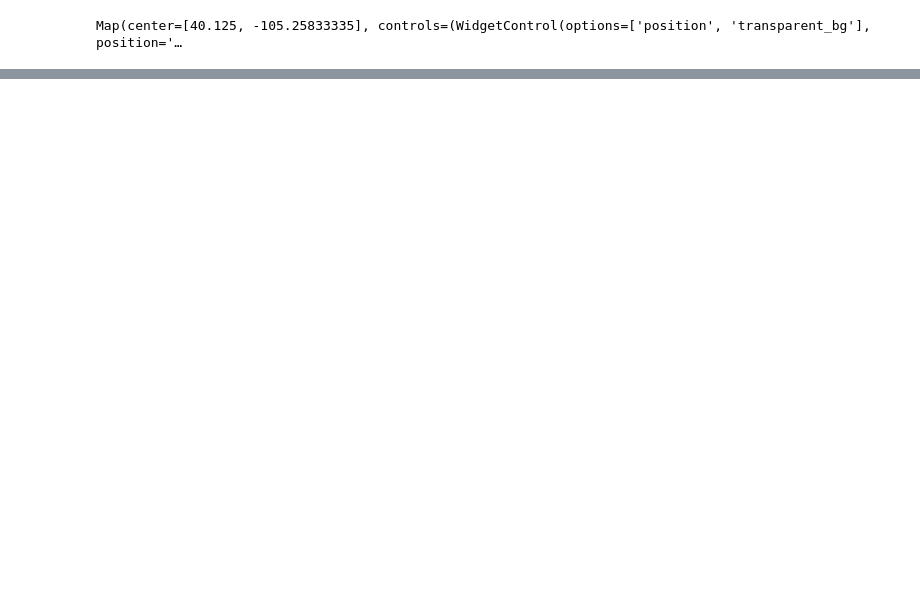
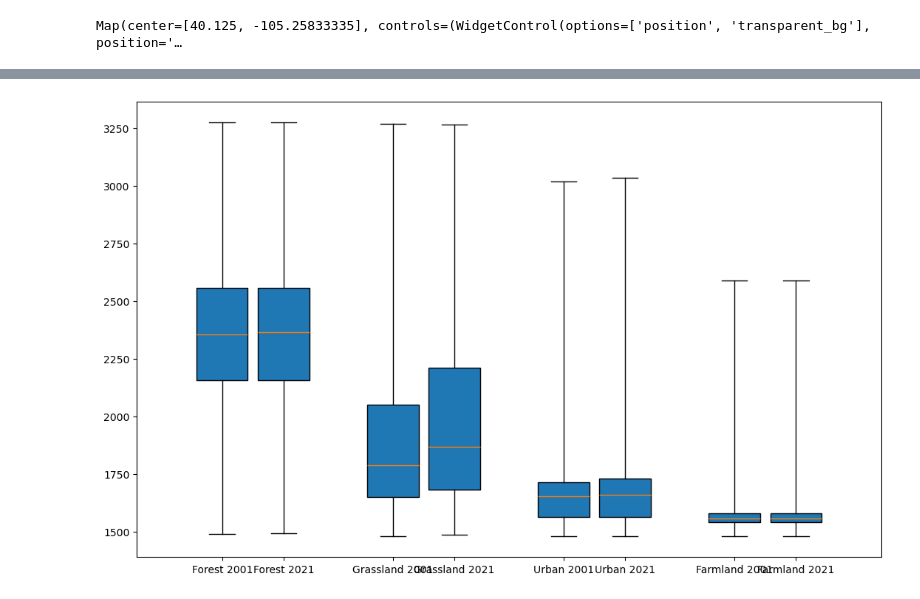
Before and after one commit to xinranzhou2059/front-range-forest-change, a Jupyter notebook: tutorials/Sick_project_0627.ipynb, the cells around one changed output, grey strips where cells are left out. Cells and saved outputs as stored; diff of their text form; code cells hidden in the pictures; blank space fills up the shorter version.

```diff
--- a/tutorials/Sick_project_0627.ipynb
+++ b/tutorials/Sick_project_0627.ipynb
@@ -1000,0 +1917,22 @@ Low band decreases: {11: 5131.952941176471, 21: 15771.305882352943, 22: 7963.215
+# %%
+# ============================================================
+# 5. Calculate statistics for 2001 and 2021
+# ============================================================
+
+box_2001 = calculate_boxplot_statistics(
+    nlcd_image=nlcd_2001,
+    year=2001
+)
+
+box_2021 = calculate_boxplot_statistics(
+    nlcd_image=nlcd_2021,
+    year=2021
+)
+
+box_stats = pd.concat(
+    [box_2001, box_2021],
+    ignore_index=True
+)
+
+print('\nBox-plot statistics:')
+display(box_stats)
@@ -1000,0 +2011,18 @@ Low band decreases: {11: 5131.952941176471, 21: 15771.305882352943, 22: 7963.215
+# %%
+# ============================================================
+# 7. Draw side-by-side box plots
+# ============================================================
+
+fig, ax = plt.subplots(
+    figsize=(13, 8)
+)
+
+boxplot_artists = ax.bxp(
+    boxplot_data,
+    positions=boxplot_positions,
+    widths=0.30,
+    patch_artist=True,
+    showfliers=False
+)
+# %% [output]
+[figure, added]
```
Also changed, not shown: parts of 45 cells of this notebook, 5 other files.
